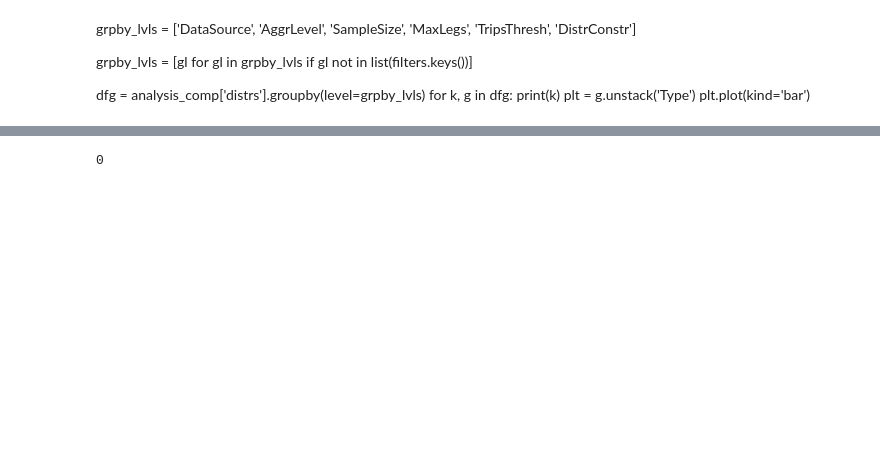
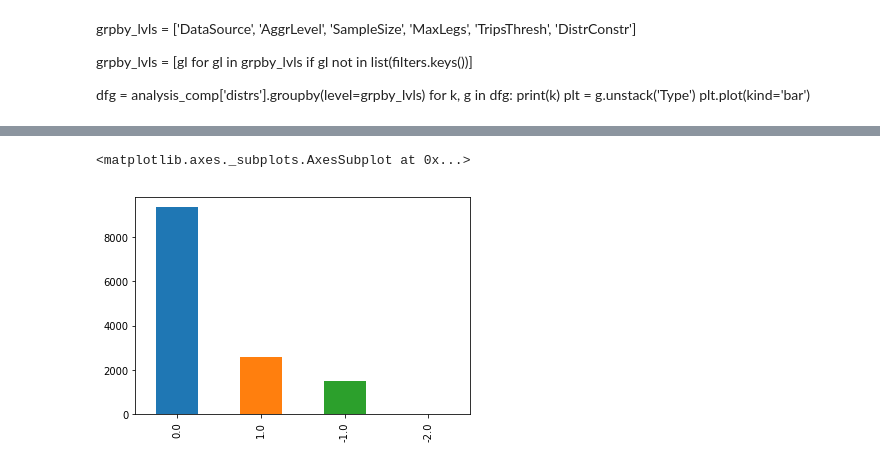
Before and after one commit to harisbal/od2trs, a Jupyter notebook: analysis/optimisation_results.ipynb, the cells around one changed output, grey strips where cells are left out. Saved outputs shown, nothing was run; the diff lists cells and outputs as text; code cells hidden in the pictures; blank space fills up the shorter version.

```diff
--- a/analysis/optimisation_results.ipynb
+++ b/analysis/optimisation_results.ipynb
@@ -489,0 +420,4 @@ df.mdl.max()
+# %%
+df = comparisons['timesused'].copy()
+#df = df[df.Diffabs!=0]
+df
@@ -490,5 +444,6 @@ df.mdl.max()
 # %%
-df.Diff.max()
+df.Diff.value_counts().plot('bar')
 # %% [output]
-0
+<matplotlib.axes._subplots.AxesSubplot at 0x...>
+[figure, added]
 # %%
```
Also changed, not shown: parts of 23 cells of this notebook, 3 other files.
